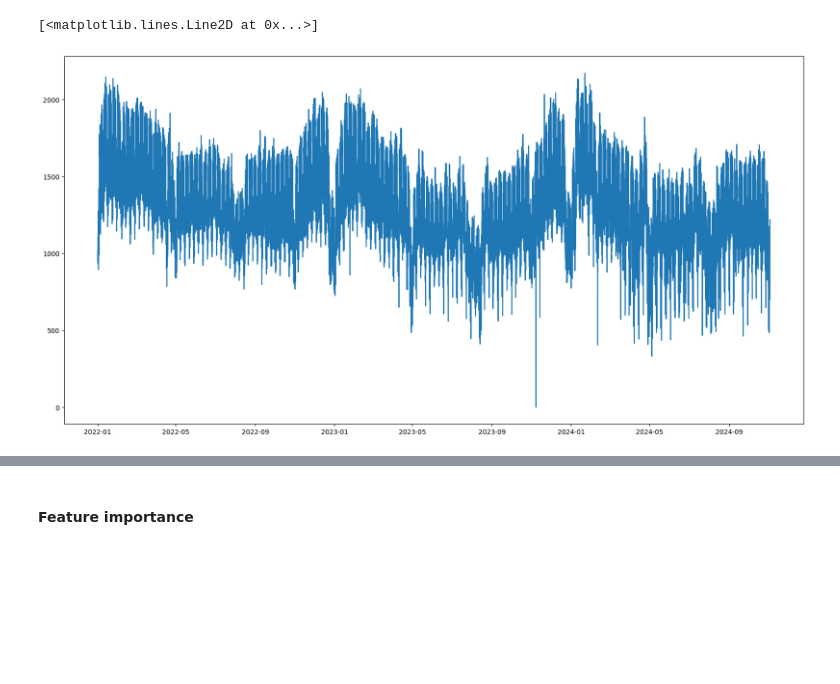
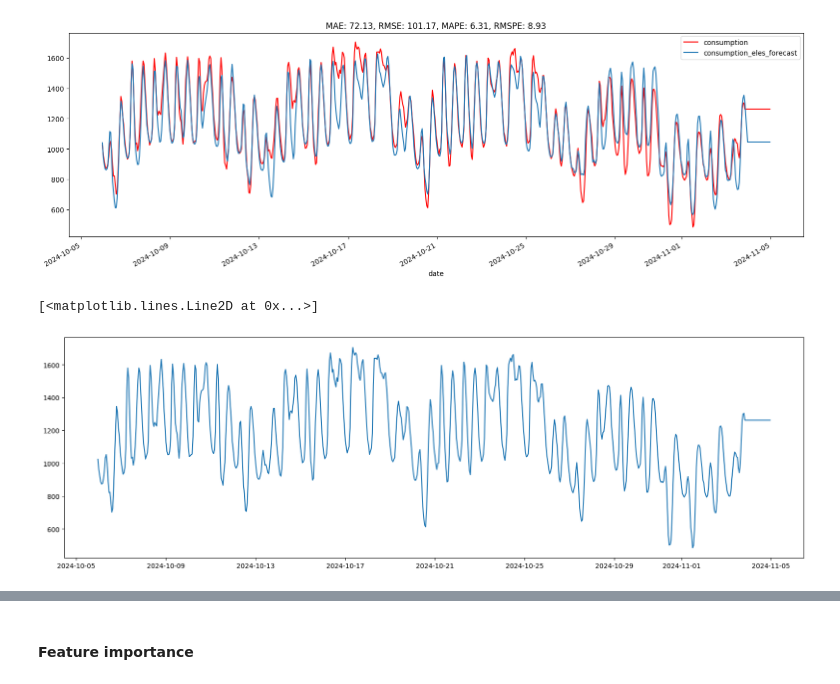
Before and after one commit to smrik/TC-Task1, a Jupyter notebook: GBR.ipynb, the cells around one changed output, grey strips where cells are left out. Saved outputs shown, nothing was run; the diff lists cells and outputs as text; code cells hidden in the pictures; blank space fills up the shorter version.

```diff
--- a/GBR.ipynb
+++ b/GBR.ipynb
@@ -10,11 +10,12 @@ from sklearn.metrics import mean_squared_error # type: ignore
 from sklearn.utils.fixes import parse_version
 from sklearn.inspection import permutation_importance
 # %%
-df = pd.read_csv('datasets/dataset_PS_4.csv')
+df = pd.read_csv('datasets/dataset_PS.csv')
 df = df.astype({'date': 'datetime64[ns]'})
 # df.drop(columns=['irradiation', 'cloudiness', 'holiday', 'precipitation'], inplace=True)
-df['shifted_consumption_168'] = df['consumption'].shift(168)
-df['shifted_consumption_48'] = df['consumption'].shift(48)
+df['shift_1y'] = df['consumption'].shift(24*365-2)
+df['shift_1w'] = df['consumption'].shift(24*7)
+df['shift_2d'] = df['consumption'].shift(24*2)
 df['hour'] = df['date'].dt.hour
 df['weekDay'] = df['date'].dt.weekday
 
@@ -49,11 +50,25 @@ df
 # %%
-# add tommorow temp data and percipitation and cloudiness manually
+# test eles accuracy
+from sklearn.metrics import mean_absolute_error, root_mean_squared_error, mean_absolute_percentage_error # type: ignore
+from sktime.performance_metrics.forecasting import mean_squared_percentage_error # type: ignore
+
+mse = root_mean_squared_error(df['consumption'].tail(24*30), df['consumption_eles_forecast'].tail(24*30))
+mae = mean_absolute_error(df['consumption'].tail(24*30), df['consumption_eles_forecast'].tail(24*30))
+mape = mean_absolute_percentage_error(df['consumption'].tail(24*30), df['consumption_eles_forecast'].tail(24*30))
+rmspe = mean_squared_percentage_error(df['consumption'].tail(24*30), df['consumption_eles_forecast'].tail(24*30), square_root=True)
+
+plt_title = 'MAE: {0:.2f}, RMSE: {1:.2f}, MAPE: {2:.2f}, RMSPE: {3:.2f}'.format(mae, mse, mape*100, rmspe*100)
 # %%
-figure = plt.figure(figsize=(20, 10))
-plt.plot(df['consumption'])
+df['consumption'].tail(24*30).plot(title=plt_title,figsize=(19, 6),legend=True, color='red')
+ax = df['consumption_eles_forecast'].tail(24*30).plot(title=plt_title,figsize=(19, 6), legend=True)
 # %% [output]
-[<matplotlib.lines.Line2D at 0x...>]
-[figure, old version]
+[figure, new version]
+# %%
+figure = plt.figure(figsize=(20, 6))
+plt.plot(df['consumption'].tail(24*30))
+# %% [output]
+[<matplotlib.lines.Line2D at 0x...>]
+[figure, added]
 # %%
 from sklearn.ensemble import GradientBoostingRegressor # type: ignore
 from sklearn.metrics import mean_absolute_percentage_error # type: ignore
```
Also changed, not shown: parts of 17 cells of this notebook, 12 other files.
